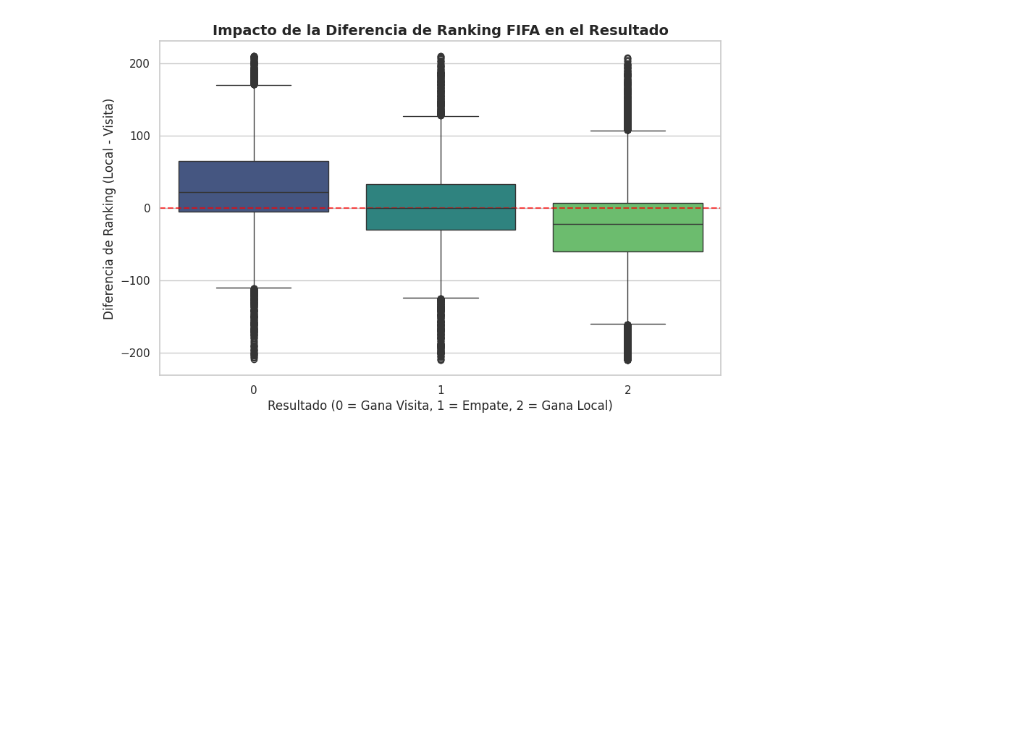
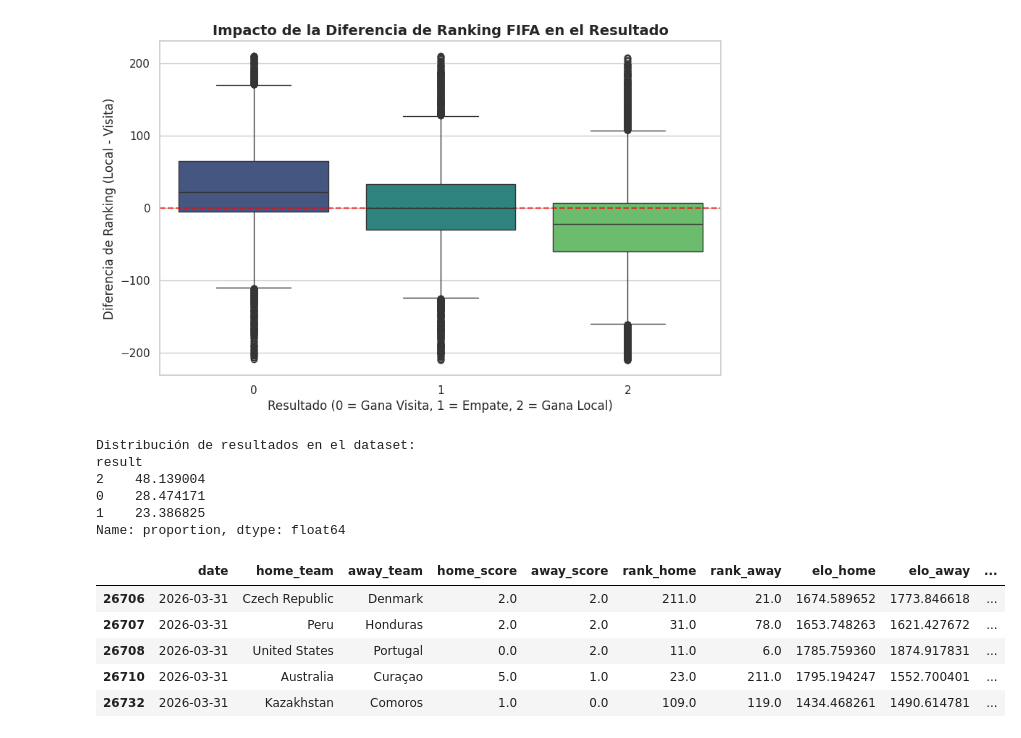
Before and after one commit to Edenilson-Molina/ml-oraculo-mundial2026, a Jupyter notebook: notebooks/01_EDA.ipynb, the cells around one changed output. Cells and saved outputs as stored; diff of their text form; code cells hidden in the pictures; blank space fills up the shorter version.

```diff
--- a/notebooks/01_EDA.ipynb
+++ b/notebooks/01_EDA.ipynb
@@ -359,3 +359,26 @@ Passing `palette` without assigning `hue` is deprecated and will be removed in v
 [figure]
 # %%
 plt.show()
+# %%
+print("Distribución de resultados en el dataset:")
+print(df_master['result'].value_counts(normalize=True) * 100)
+# %% [output]
+Distribución de resultados en el dataset:
+result
+2    48.139004
+0    28.474171
+1    23.386825
+Name: proportion, dtype: float64
+# %%
+df_master = dp.calculate_elo(df_master)
+# %%
+df_master['result']= df_master['elo_home'] - df_master['elo_away']
+# %%
+df_master[['date', 'home_team', 'away_team', 'home_score', 'away_score', 'rank_home', 'rank_away', 'elo_home', 'elo_away', 'result']].tail()
+# %% [output]
+|  | date | home_team | away_team | home_score | away_score | rank_home | rank_away | elo_home | elo_away | ... |
+| 26706 | 2026-03-31 | Czech Republic | Denmark | 2.0 | 2.0 | 211.0 | 21.0 | 1674.589652 | 1773.846618 | ... |
+| 26707 | 2026-03-31 | Peru | Honduras | 2.0 | 2.0 | 31.0 | 78.0 | 1653.748263 | 1621.427672 | ... |
+| 26708 | 2026-03-31 | United States | Portugal | 0.0 | 2.0 | 11.0 | 6.0 | 1785.759360 | 1874.917831 | ... |
+| 26710 | 2026-03-31 | Australia | Curaçao | 5.0 | 1.0 | 23.0 | 211.0 | 1795.194247 | 1552.700401 | ... |
+| 26732 | 2026-03-31 | Kazakhstan | Comoros | 1.0 | 0.0 | 109.0 | 119.0 | 1434.468261 | 1490.614781 | ... |
```
Also changed, not shown: parts of 3 cells of this notebook, 1 other file.
